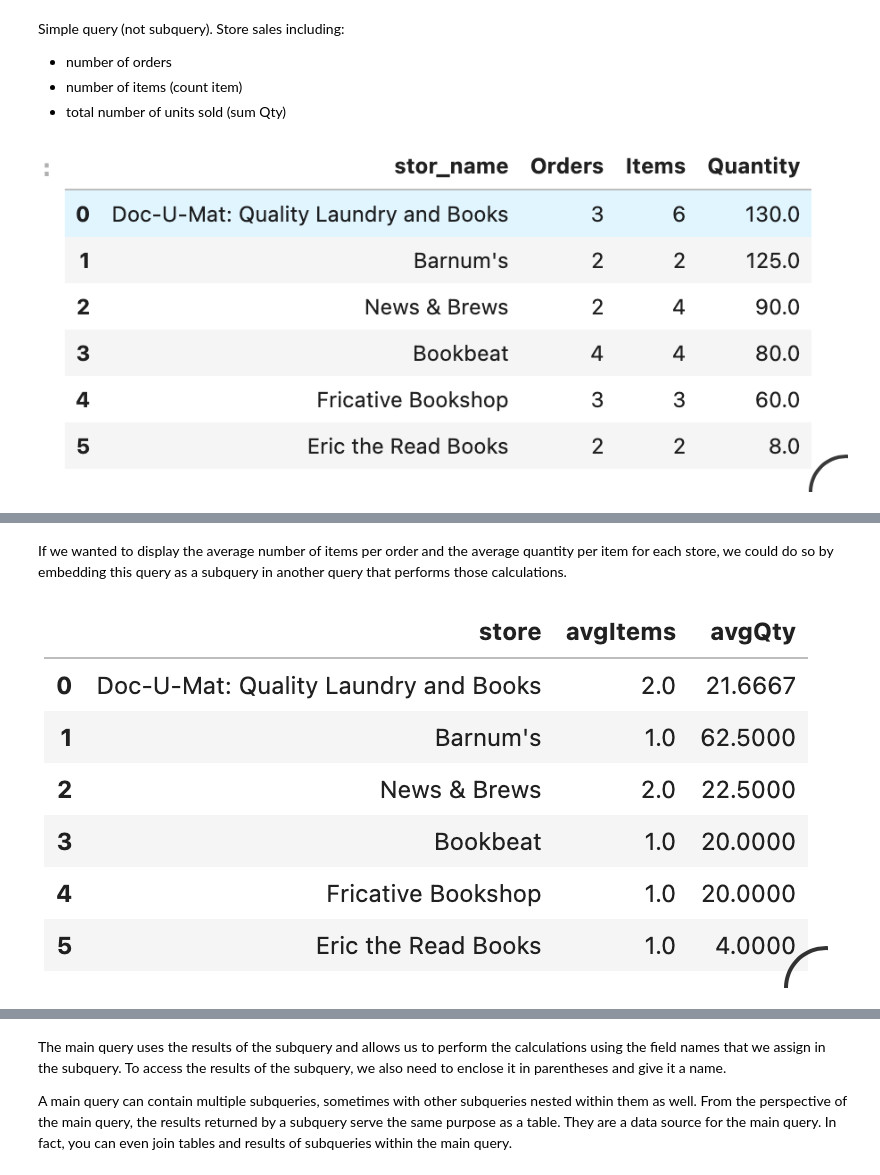
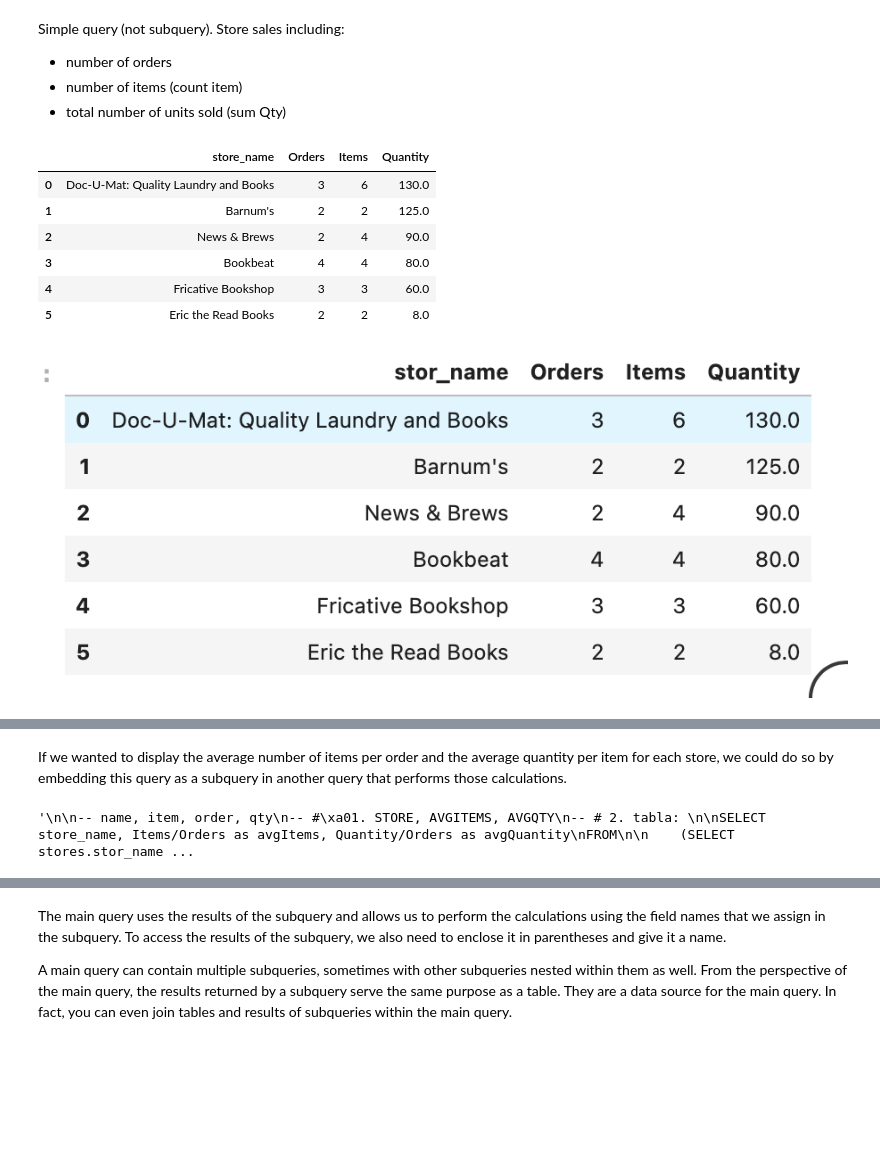
Before and after one commit to Ironhack-data-bcn-feb-2023/lectures, a Jupyter notebook: module-2/01-SQL & SQL through python.ipynb, the cells around one changed output, grey strips where cells are left out. Drawn from its saved outputs; the diff is of its cells as text; code cells hidden in the pictures; blank space fills up the shorter version.

```diff
--- a/module-2/01-SQL & SQL through python.ipynb
+++ b/module-2/01-SQL & SQL through python.ipynb
@@ -289,11 +325,68 @@ Simple query (not subquery). Store sales including:
 - number of orders
 - number of items (count item)
 - total number of units sold (sum Qty)
-# %% [markdown]
-![Screenshot%202023-04-15%20at%2010.46.59.png](attachment:Screenshot%202023-04-15%20at%2010.46.59.png)
+# %%
+# USING JOIN
+
+# 1. Tables: stores & sales
+# 2. Select: store_id (stores), qty (sales), title_id(sales), ord_num (sales)
+# 3. Cómo:
+
+
+pd.read_sql_query("""
+SELECT stores.stor_name AS store_name,
+        COUNT(DISTINCT(ord_num)) AS Orders,
+        COUNT(DISTINCT(sales.title_id)) as Items,
+        SUM(qty) as Quantity
+
+FROM stores
+    JOIN sales
+    ON stores.stor_id = sales.stor_id
+
+-- GROUP BY 1;
+
+GROUP BY stores.stor_id
+ORDER BY Quantity DESC;
+
+""",engine)
+# %% [output]
+|  | store_name | Orders | Items | Quantity |
+| 0 | Doc-U-Mat: Quality Laundry and Books | 3 | 6 | 130.0 |
+| 1 | Barnum's | 2 | 2 | 125.0 |
+| 2 | News & Brews | 2 | 4 | 90.0 |
+| 3 | Bookbeat | 4 | 4 | 80.0 |
+| 4 | Fricative Bookshop | 3 | 3 | 60.0 |
+| 5 | Eric the Read Books | 2 | 2 | 8.0 |
+# %% [markdown]
+![Screenshot%202023-04-15%20at%2010.46.59.png](attachment:Screenshot%202023-04-15%20at%2010.46.59.png)
 # %% [markdown]
 ![image.png](attachment:image.png)
 # %% [markdown]
 If we wanted to display the average number of items per order and the average quantity per item for each store, we could do so by embedding this query as a subquery in another query that performs those calculations.
-# %% [markdown]
-![Screenshot%202023-04-15%20at%2010.47.48.png](attachment:Screenshot%202023-04-15%20at%2010.47.48.png)
+# %%
+"""
+
+-- name, item, order, qty
+-- # 1. STORE, AVGITEMS, AVGQTY
+-- # 2. tabla:
+
+SELECT store_name, Items/Orders as avgItems, Quantity/Orders as avgQuantity
+FROM
+
+    (SELECT stores.stor_name AS store_name,
+            COUNT(DISTINCT(ord_num)) AS Orders,
+            COUNT(DISTINCT(sales.title_id)) as Items,
+            SUM(qty) as Quantity
+
+    FROM stores
+        JOIN sales
+        ON stores.stor_id = sales.stor_id
+
+    -- GROUP BY 1;
+
+    GROUP BY stores.stor_id
+    ORDER BY Quantity DESC)
+;
+"""
+# %% [output]
+'\n\n-- name, item, order, qty\n-- #\xa01. STORE, AVGITEMS, AVGQTY\n-- # 2. tabla: \n\nSELECT store_name, Items/Orders as avgItems, Quantity/Orders as avgQuantity\nFROM\n\n    (SELECT stores.stor_name ...
```
Also changed, not shown: parts of 34 cells of this notebook.
